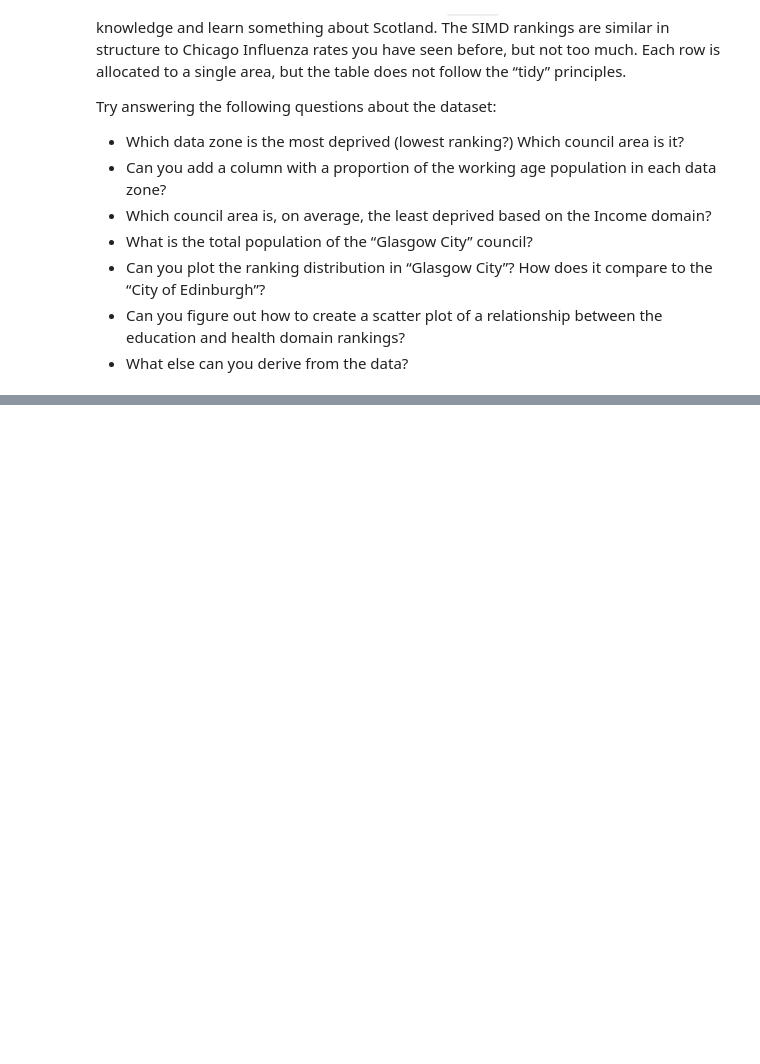
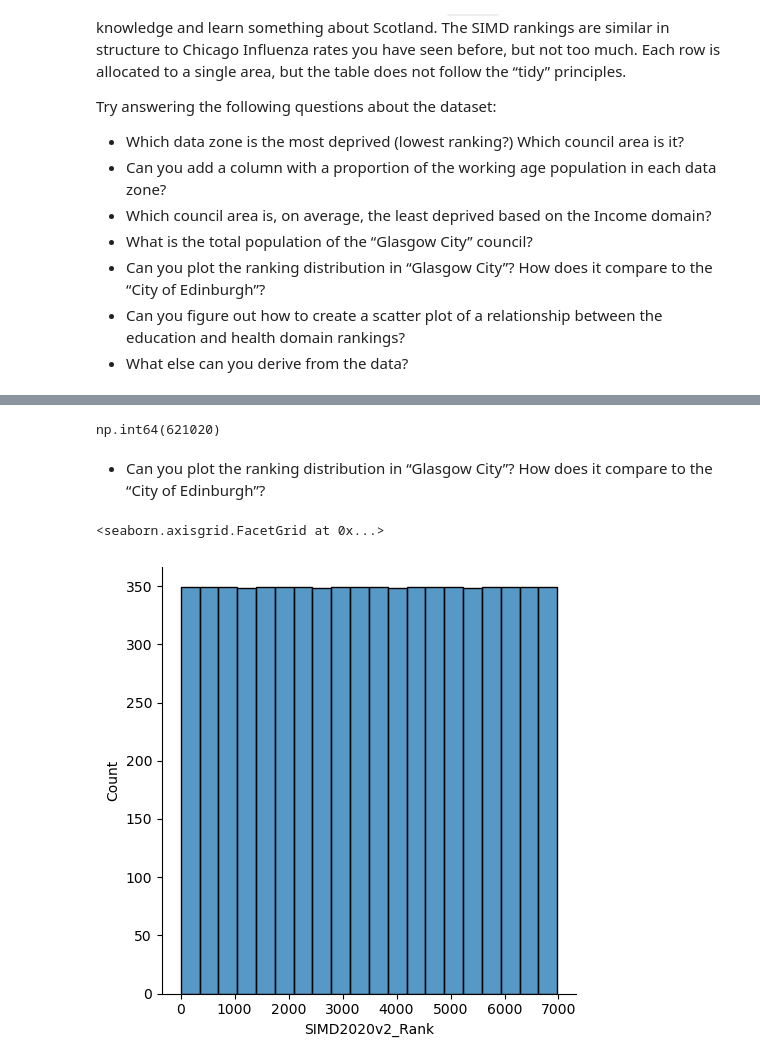
Before and after one commit to sds4sg/spatial-data-science-in-python-mikemoraned, a Jupyter notebook: 02_open_data_science/exercise.ipynb, the cells around one changed output, grey strips where cells are left out. Drawn from its saved outputs; the diff is of its cells as text; code cells hidden in the pictures; blank space fills up the shorter version.

```diff
--- a/02_open_data_science/exercise.ipynb
+++ b/02_open_data_science/exercise.ipynb
@@ -108,0 +311,12 @@ Try answering the following questions about the dataset:
+# %%
+simd.loc[simd["Council_area"] == "Glasgow City"]["Total_population"].sum()
+# %% [output]
+np.int64(621020)
+# %% [markdown]
+-   Can you plot the ranking distribution in “Glasgow City”? How does it
+    compare to the “City of Edinburgh”?
+# %%
+sns.displot(simd["SIMD2020v2_Rank"])
+# %% [output]
+<seaborn.axisgrid.FacetGrid at 0x...>
+[figure, added]
```
Also changed, not shown: parts of 33 cells of this notebook.
